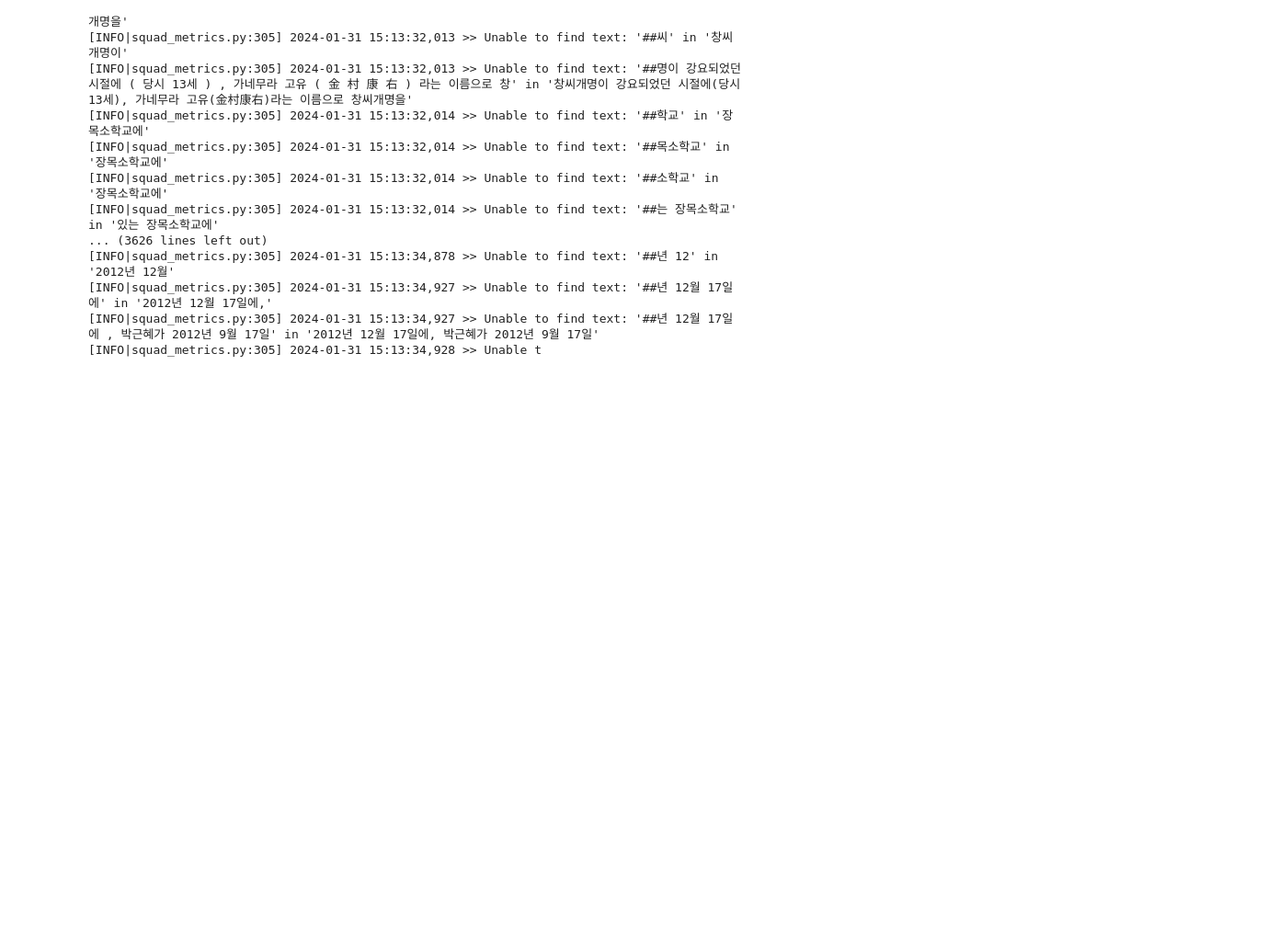
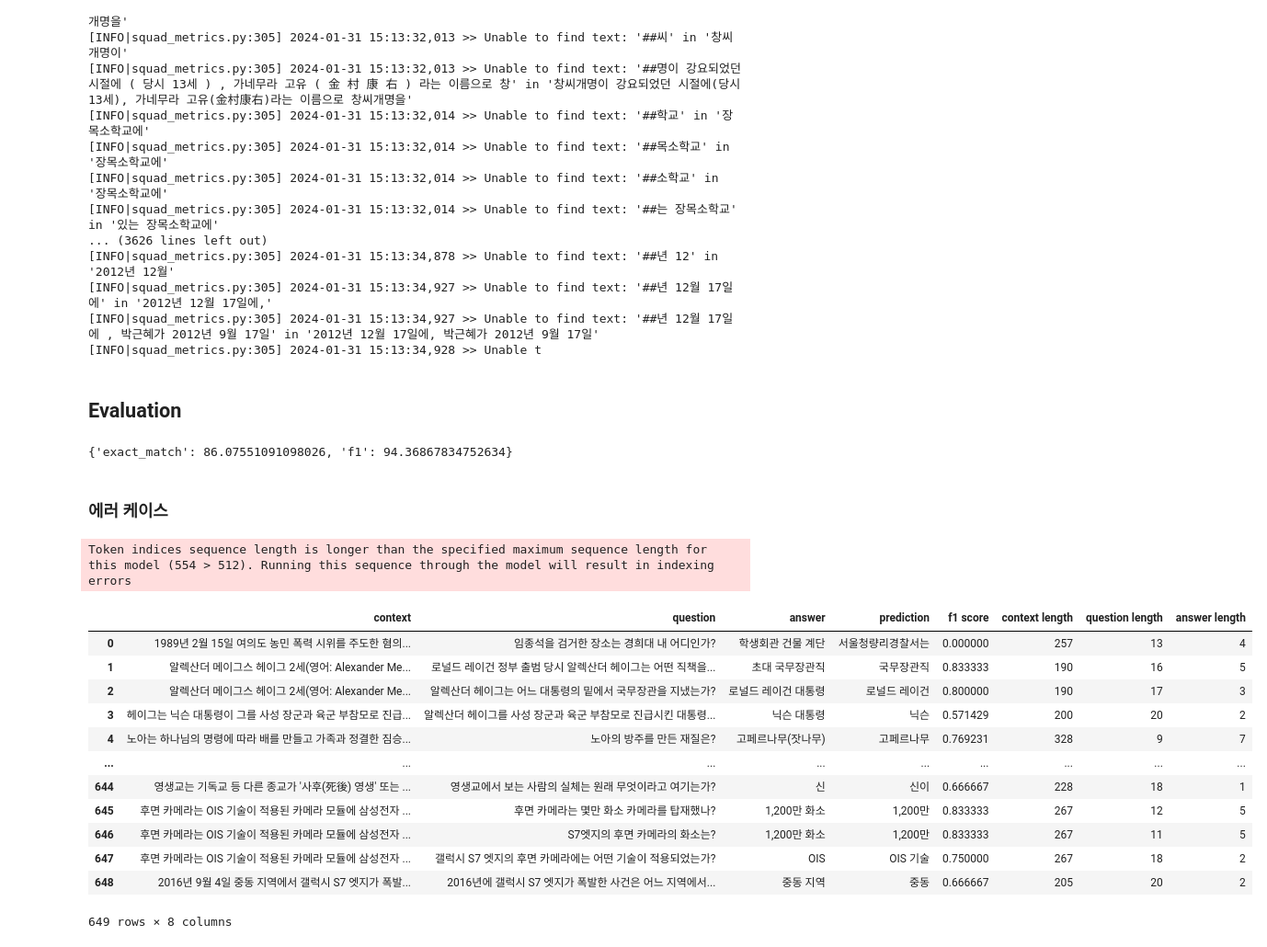
Before and after one commit to seonydg/KoELECTRA_for_question_answering-mrc-_with_korquad_dataset, a Jupyter notebook: KoECECTRA_MRC_.ipynb, the cells around one changed output. Shown at 92% size. Cells and saved outputs as stored; diff of their text form; code cells hidden in the pictures; blank space fills up the shorter version.

Commit message:
feat : evaluation

```diff
--- a/KoECECTRA_MRC_.ipynb
+++ b/KoECECTRA_MRC_.ipynb
@@ -567,3 +567,34 @@ print(MODEL_TYPES)
 [INFO|squad_metrics.py:305] 2024-01-31 15:13:34,927 >> Unable to find text: '##년 12월 17일에' in '2012년 12월 17일에,'
 [INFO|squad_metrics.py:305] 2024-01-31 15:13:34,927 >> Unable to find text: '##년 12월 17일에 , 박근혜가 2012년 9월 17일' in '2012년 12월 17일에, 박근혜가 2012년 9월 17일'
 [INFO|squad_metrics.py:305] 2024-01-31 15:13:34,928 >> Unable t
+# %% [markdown]
+## Evaluation
+# %%
+from evaluate import evaluate_result, analyze_result
+
+dataset_file = '/content/drive/MyDrive/NLP_Dataset/KorQuAD_1.0_Dataset/KorQuAD_v1.0_dev.json'
+prediction_file = '/content/drive/MyDrive/NLP_Model/ELECTRA/ckpt/predictions_.json'
+evaluate_result(dataset_file, prediction_file)
+# %% [output]
+{'exact_match': 86.07551091098026, 'f1': 94.36867834752634}
+# %% [markdown]
+### 에러 케이스
+# %%
+f1_threshold = 0.85
+model_name_or_path = 'monologg/koelectra-base-v3-discriminator'
+analyze_result(dataset_file, prediction_file, f1_threshold, model_name_or_path)
+# %% [output]
+Token indices sequence length is longer than the specified maximum sequence length for this model (554 > 512). Running this sequence through the model will result in indexing errors
+|  | context | question | answer | prediction | f1 score | context length | question length | answer length |
+| 0 | 1989년 2월 15일 여의도 농민 폭력 시위를 주도한 혐의... | 임종석을 검거한 장소는 경희대 내 어디인가? | 학생회관 건물 계단 | 서울청량리경찰서는 | 0.000000 | 257 | 13 | 4 |
+| 1 | 알렉산더 메이그스 헤이그 2세(영어: Alexander Me... | 로널드 레이건 정부 출범 당시 알렉산더 헤이그는 어떤 직책을... | 초대 국무장관직 | 국무장관직 | 0.833333 | 190 | 16 | 5 |
+| 2 | 알렉산더 메이그스 헤이그 2세(영어: Alexander Me... | 알렉산더 헤이그는 어느 대통령의 밑에서 국무장관을 지냈는가? | 로널드 레이건 대통령 | 로널드 레이건 | 0.800000 | 190 | 17 | 3 |
+| 3 | 헤이그는 닉슨 대통령이 그를 사성 장군과 육군 부참모로 진급... | 알렉산더 헤이그를 사성 장군과 육군 부참모로 진급시킨 대통령... | 닉슨 대통령 | 닉슨 | 0.571429 | 200 | 20 | 2 |
+| 4 | 노아는 하나님의 명령에 따라 배를 만들고 가족과 정결한 짐승... | 노아의 방주를 만든 재질은? | 고페르나무(잣나무) | 고페르나무 | 0.769231 | 328 | 9 | 7 |
+| ... | ... | ... | ... | ... | ... | ... | ... | ... |
+| 644 | 영생교는 기독교 등 다른 종교가 '사후(死後) 영생' 또는 ... | 영생교에서 보는 사람의 실체는 원래 무엇이라고 여기는가? | 신 | 신이 | 0.666667 | 228 | 18 | 1 |
+| 645 | 후면 카메라는 OIS 기술이 적용된 카메라 모듈에 삼성전자 ... | 후면 카메라는 몇만 화소 카메라를 탑재했나? | 1,200만 화소 | 1,200만 | 0.833333 | 267 | 12 | 5 |
+| 646 | 후면 카메라는 OIS 기술이 적용된 카메라 모듈에 삼성전자 ... | S7엣지의 후면 카메라의 화소는? | 1,200만 화소 | 1,200만 | 0.833333 | 267 | 11 | 5 |
+| 647 | 후면 카메라는 OIS 기술이 적용된 카메라 모듈에 삼성전자 ... | 갤럭시 S7 엣지의 후면 카메라에는 어떤 기술이 적용되었는가? | OIS | OIS 기술 | 0.750000 | 267 | 18 | 2 |
+| 648 | 2016년 9월 4일 중동 지역에서 갤럭시 S7 엣지가 폭발... | 2016년에 갤럭시 S7 엣지가 폭발한 사건은 어느 지역에서... | 중동 지역 | 중동 | 0.666667 | 205 | 20 | 2 |
+649 rows × 8 columns
```
